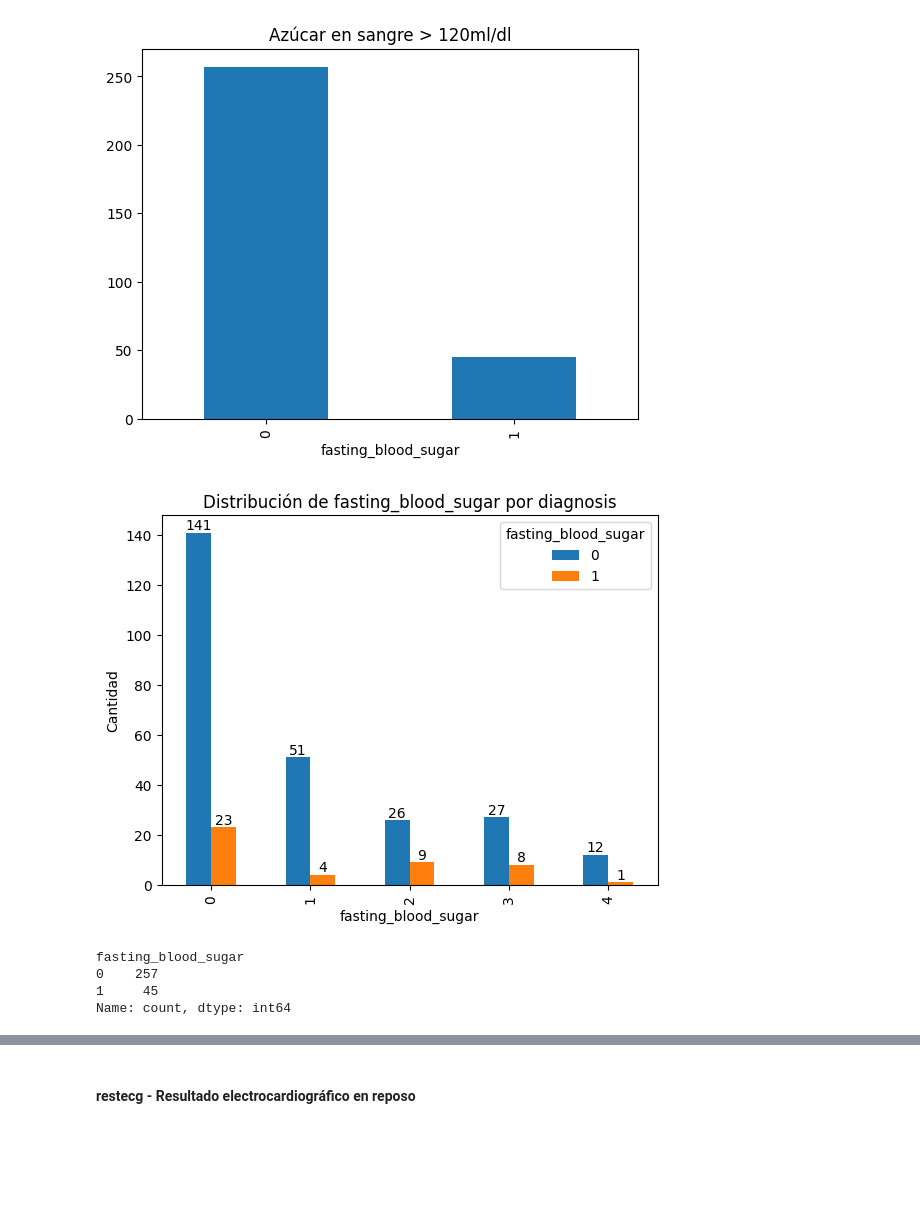
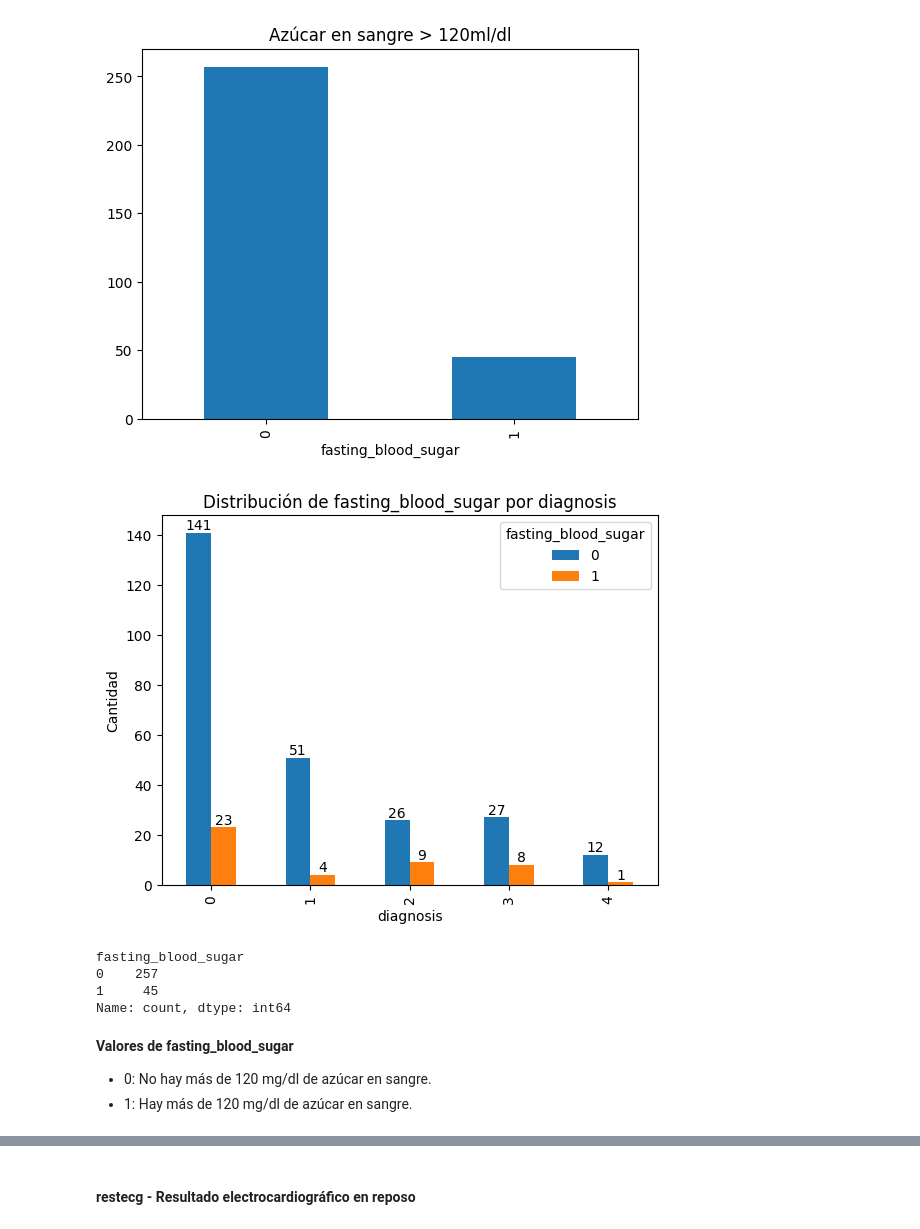
Before and after one commit to IgnacioLopez04/TP_ML_Bellotti_Lopez_Trinchieri, a Jupyter notebook: TP1_ML.ipynb, the cells around one changed output, grey strips where cells are left out. Cells and saved outputs as stored; diff of their text form; code cells hidden in the pictures; blank space fills up the shorter version.

```diff
--- a/TP1_ML.ipynb
+++ b/TP1_ML.ipynb
@@ -538,15 +584,15 @@ subset.fasting_blood_sugar.value_counts().plot.bar(title='Azúcar en sangre > 12
 # %%
 grouped_data = subset.groupby(['diagnosis', 'fasting_blood_sugar']).size().unstack(fill_value=0)
 graph = grouped_data.plot(kind='bar', title='Distribución de fasting_blood_sugar por diagnosis')
 
 for container in graph.containers:
     graph.bar_label(container, label_type='edge')
 
-plt.xlabel('fasting_blood_sugar')
+plt.xlabel('diagnosis')
 plt.ylabel('Cantidad')
 plt.show()
 # %% [output]
-[figure, old version]
+[figure, new version]
 # %%
 subset.fasting_blood_sugar.value_counts()
 # %% [output]
@@ -554,3 +600,7 @@ fasting_blood_sugar
 0    257
 1     45
 Name: count, dtype: int64
+# %% [markdown]
+**Valores de fasting_blood_sugar**
+- 0: No hay más de 120 mg/dl de azúcar en sangre.
+- 1: Hay más de 120 mg/dl de azúcar en sangre.
```
Also changed, not shown: parts of 13 cells of this notebook.
